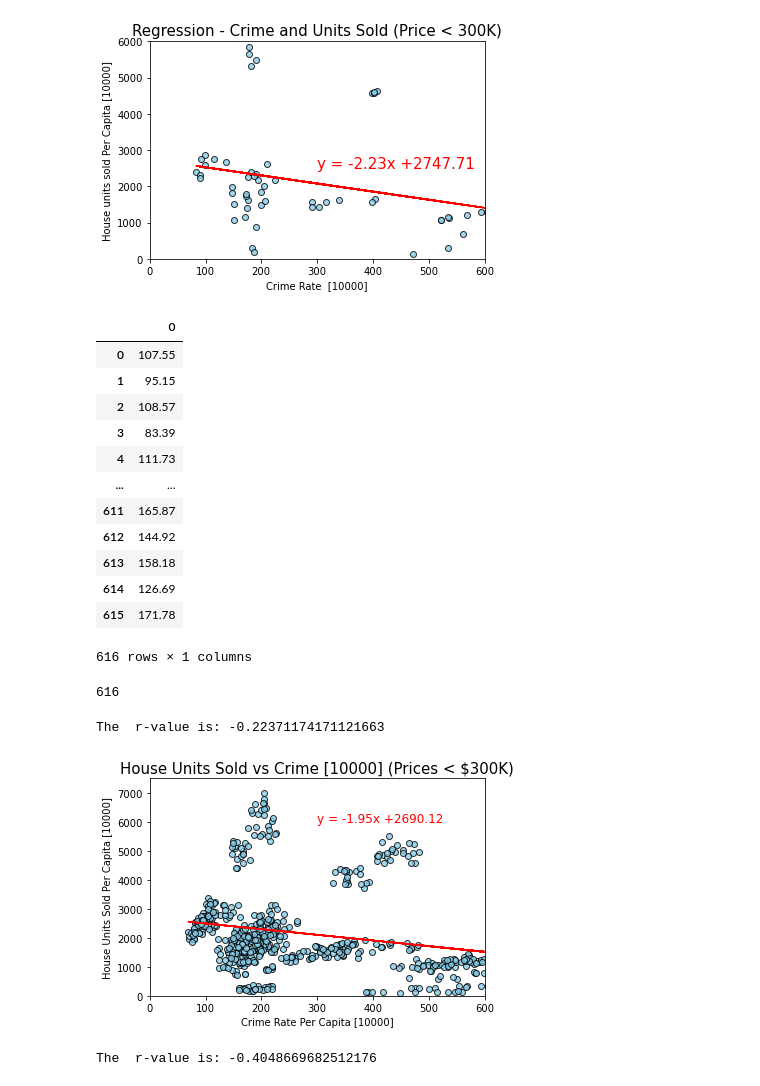
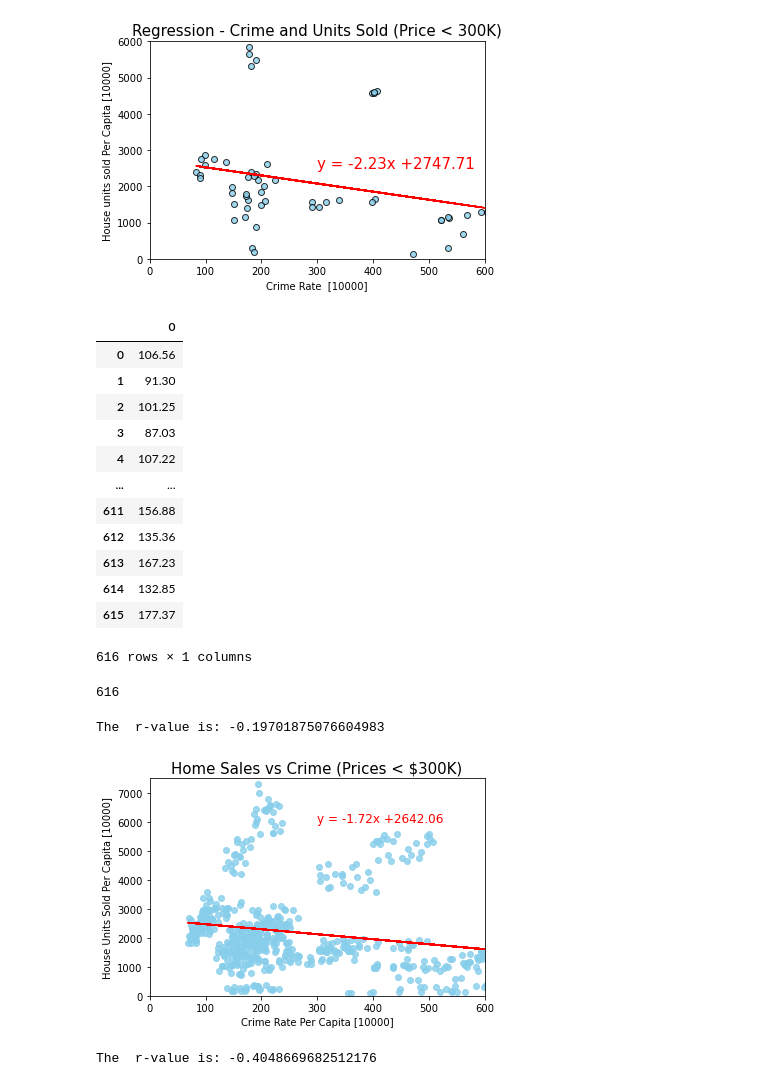
Before and after one commit to andresocorro/project_1, a Jupyter notebook: src_files/HousingAnalysisWithPrice.ipynb, the cells around one changed output. Drawn from its saved outputs; the diff is of its cells as text; code cells hidden in the pictures.

```diff
--- a/src_files/HousingAnalysisWithPrice.ipynb
+++ b/src_files/HousingAnalysisWithPrice.ipynb
@@ -166,7 +166,7 @@ x_list = mergedDF['Total Crime Per Capita [10,000]']
 crimeRandomSample = []
 
 for item in x_list :
-    limit = 0.20 * item
+    limit = 0.25 * item
     lowLimit = item - limit
     upperLimit = item + limit
     for i in range (1,12) :
@@ -192,17 +192,17 @@ crimeRandomSampledf = pd.DataFrame(crimeRandomSample)
 crimeRandomSampledf
 # %% [output]
 |  | 0 |
-| 0 | 107.55 |
-| 1 | 95.15 |
-| 2 | 108.57 |
-| 3 | 83.39 |
-| 4 | 111.73 |
+| 0 | 106.56 |
+| 1 | 91.30 |
+| 2 | 101.25 |
+| 3 | 87.03 |
+| 4 | 107.22 |
 | ... | ... |
-| 611 | 165.87 |
-| 612 | 144.92 |
-| 613 | 158.18 |
-| 614 | 126.69 |
-| 615 | 171.78 |
+| 611 | 156.88 |
+| 612 | 135.36 |
+| 613 | 167.23 |
+| 614 | 132.85 |
+| 615 | 177.37 |
 616 rows × 1 columns
 # %%
 #build price bin samples for values less than $300000
@@ -214,7 +214,7 @@ priceLessThan300kRandomSample = []
 previousItem = 0
 
 for item in y_list :
-    limit = 0.20 * item
+    limit = 0.25 * item
     lowLimit = item - limit
     upperLimit = item + limit
 
@@ -236,37 +236,37 @@ y_values = priceLessThan300kRandomSample
 #df_GreaterThan500000['CrimeRandom'] = crimeRandomSample
 
 # Perform a linear regression on temperature vs. latitude
 (slope, intercept, rvalue, pvalue, stderr) = stats.linregress(x_values, y_values )
 
 
 # Get regression values
 regress_values = x_values * slope + intercept
 
  # Create line equation string
 line_eq = "y = " + str(round(slope,2)) + "x +" + str(round(intercept,2))
 
 # Create Plot
-plt.scatter(x_values,y_values, alpha=0.8, color ='skyblue', marker="o", edgecolor="black")
+plt.scatter(x_values,y_values, alpha=0.8, color ='skyblue')
 plt.plot(x_values,regress_values,"r-")
 
 
 # Label plot and annotate the line equation
 plt.xlabel('Crime Rate Per Capita [10000]')
 plt.ylabel('House Units Sold Per Capita [10000]')
-plt.title('House Units Sold vs Crime [10000] (Prices < $300K)', size=15)
+plt.title('Home Sales vs Crime (Prices < $300K)', size=15)
 plt.ylim(0, 7500)
 plt.xlim(0,600)
 plt.text(300,6000,line_eq, fontsize=12,color="red")
 
 
 # Save the plotted figures as .pngs
 output_path = os.path.join("..", "Images", "House Units Sold Vs Crime(less300K).png")
 plt.savefig(output_path)
 
 print(f"The  r-value is: {rvalue}")
 # %% [output]
-The  r-value is: -0.22371174171121663
+The  r-value is: -0.19701875076604983
-[figure, old version]
+[figure, new version]
 # %%
 # without building cluster, the analysis for the house sold
 
```
Also changed, not shown: parts of 1 cell of this notebook, 12 other files.
